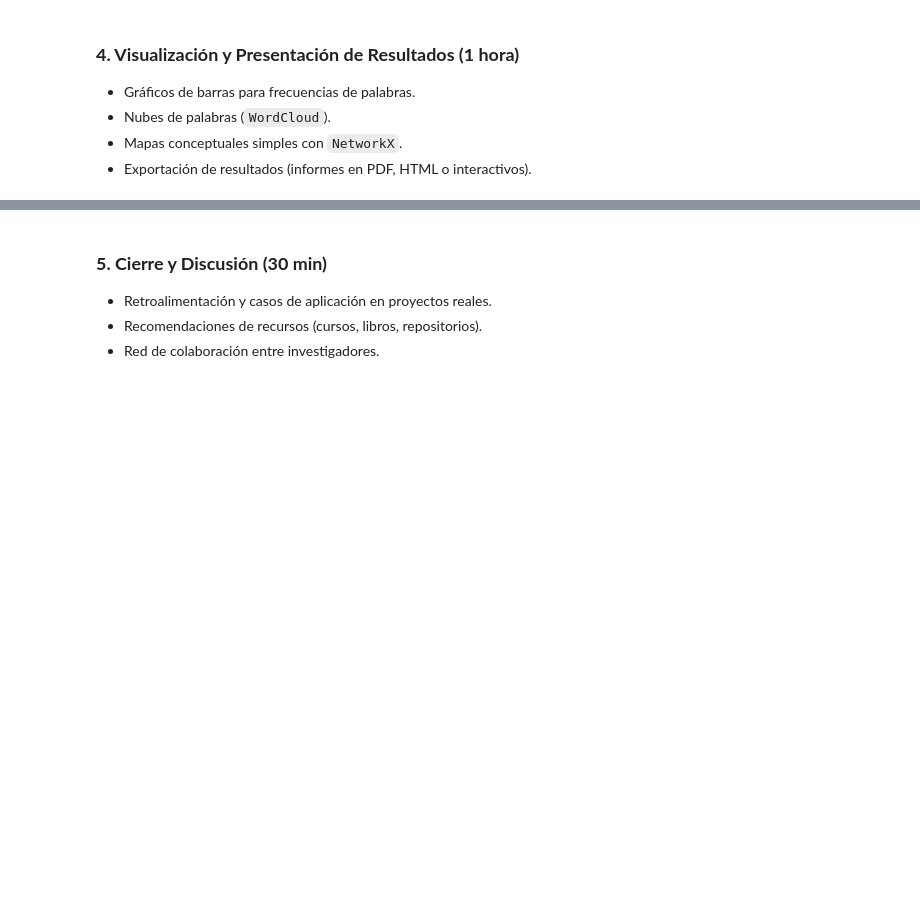
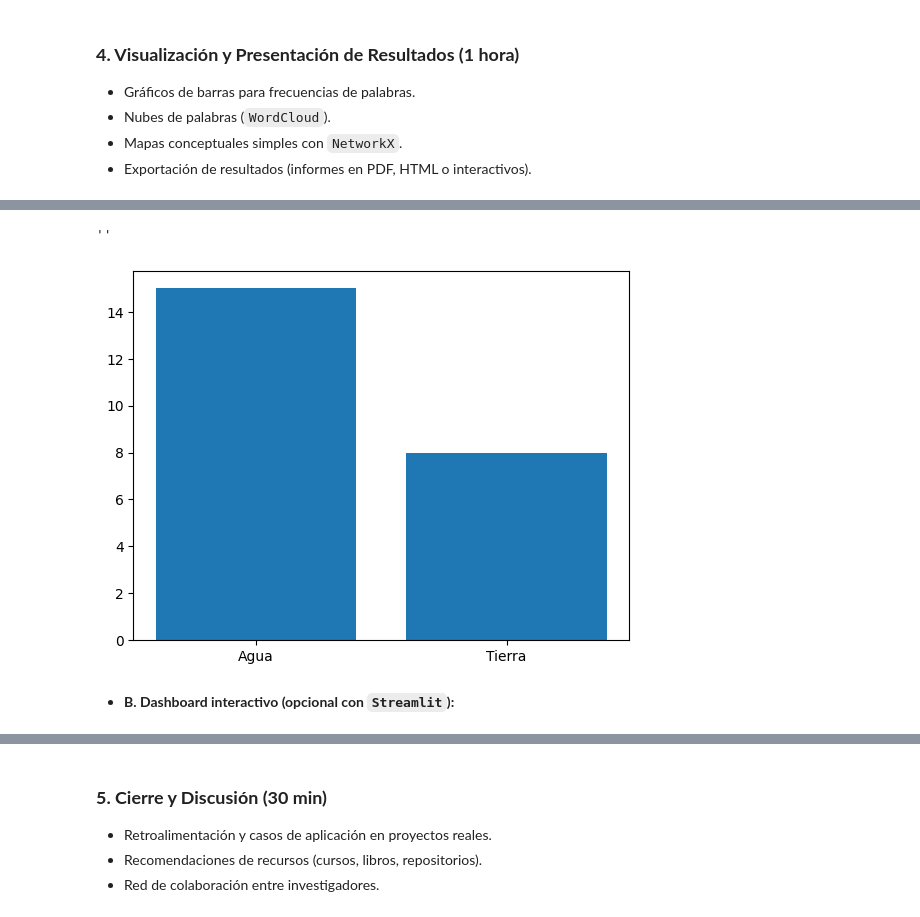
Before and after one commit to marco-canas/linea_invest_didact_math_data, a Jupyter notebook: 1_estrategia_comunicacion/4_jornadas_inv_2025/tools_inv_cuatitativa_python.ipynb, the cells around one changed output, grey strips where cells are left out. Drawn from its saved outputs; the diff is of its cells as text; code cells hidden in the pictures; blank space fills up the shorter version.

```diff
--- a/1_estrategia_comunicacion/4_jornadas_inv_2025/tools_inv_cuatitativa_python.ipynb
+++ b/1_estrategia_comunicacion/4_jornadas_inv_2025/tools_inv_cuatitativa_python.ipynb
@@ -505,0 +519,22 @@ FileNotFoundError: [Errno 2] No such file or directory: 'perfiles_comunitarios.j
+# %%
+from fpdf import FPDF
+import matplotlib.pyplot as plt
+
+# Generar gráfico (ej: frecuencia de temas)
+plt.bar(["Agua", "Tierra"], [15, 8])
+plt.savefig("grafico.png")
+
+# Crear PDF
+pdf = FPDF()
+pdf.add_page()
+pdf.set_font("Arial", size=12)
+pdf.cell(200, 10, txt="Informe de análisis cualitativo - Bajo Cauca", ln=True, align='C')
+pdf.image("grafico.png", x=50, w=100)
+pdf.output("informe_desarrollo_territorial.pdf")
+# %% [output]
+''
+[figure, added]
+# %% [markdown]
+
+
+- **B. Dashboard interactivo (opcional con `Streamlit`):**
```
Also changed, not shown: parts of 57 cells of this notebook, 3 other files.
